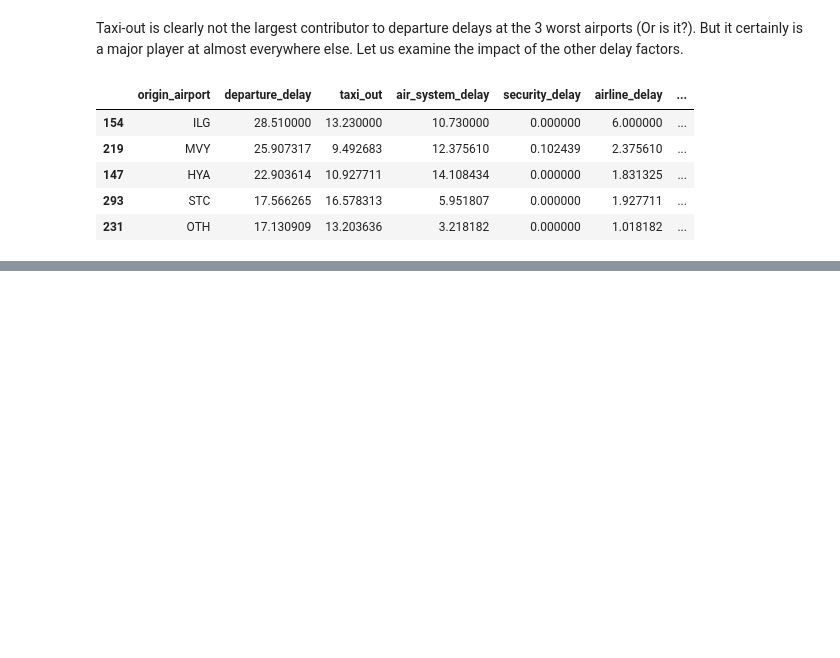
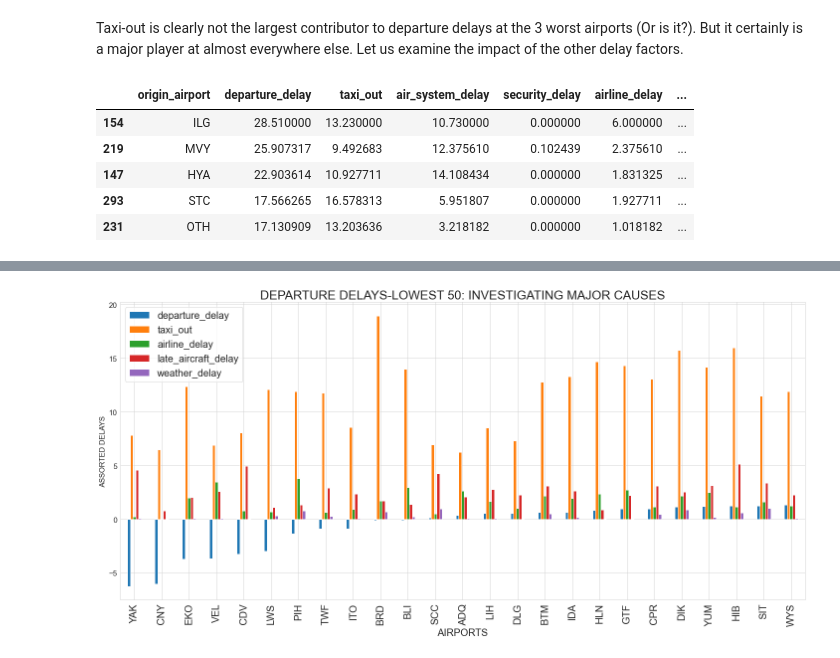
Before and after one commit to dseks123/Data-Pipeline-Project, a Jupyter notebook: flights2015_analysis.ipynb, the cells around one changed output, grey strips where cells are left out. Saved outputs shown, nothing was run; the diff lists cells and outputs as text; code cells hidden in the pictures; blank space fills up the shorter version.

```diff
--- a/flights2015_analysis.ipynb
+++ b/flights2015_analysis.ipynb
@@ -371,0 +396,15 @@ Turns out TAXI-OUT is actually a major contributor to departure delay, along wit
+# %%
+lowest50 = by_airports.sort_values(by = 'departure_delay')[['origin_airport','departure_delay', 'taxi_out', 'air_system_delay', 'security_delay', 'airline_delay', 'late_aircraft_delay', 'weather_delay']].head(50)
+# %%
+lowest50.iloc[:25,:].plot(figsize = (20,10),kind = 'bar', x = 'origin_airport', y = ['departure_delay', 'taxi_out', 'airline_delay', 'late_aircraft_delay', 'weather_delay'])
+#sns.barplot(x = 'origin_airport', y = 'airline_delay', data = by_airports.sort_values(by = 'departure_delay', ascending = False).head(50), color = 'yellow', label  = 'Mean Airline Delay')
+#sns.barplot(x = 'origin_airport', y = 'late_aircraft_delay', data = by_airports.sort_values(by = 'departure_delay', ascending = False).head(50), color = 'red', label = 'Late Aircraft Delay')
+plt.title('DEPARTURE DELAYS-LOWEST 50: INVESTIGATING MAJOR CAUSES', fontsize = 25)
+plt.xlabel('AIRPORTS', fontsize = 20)
+plt.xticks(rotation = 90, fontsize = 20)
+plt.ylabel('ASSORTED DELAYS', fontsize = 15)
+plt.yticks(fontsize = 15)
+plt.legend(prop = {'size':20})
+plt.tight_layout();
+# %% [output]
+[figure, added]
```
Also changed, not shown: parts of 15 cells of this notebook.
